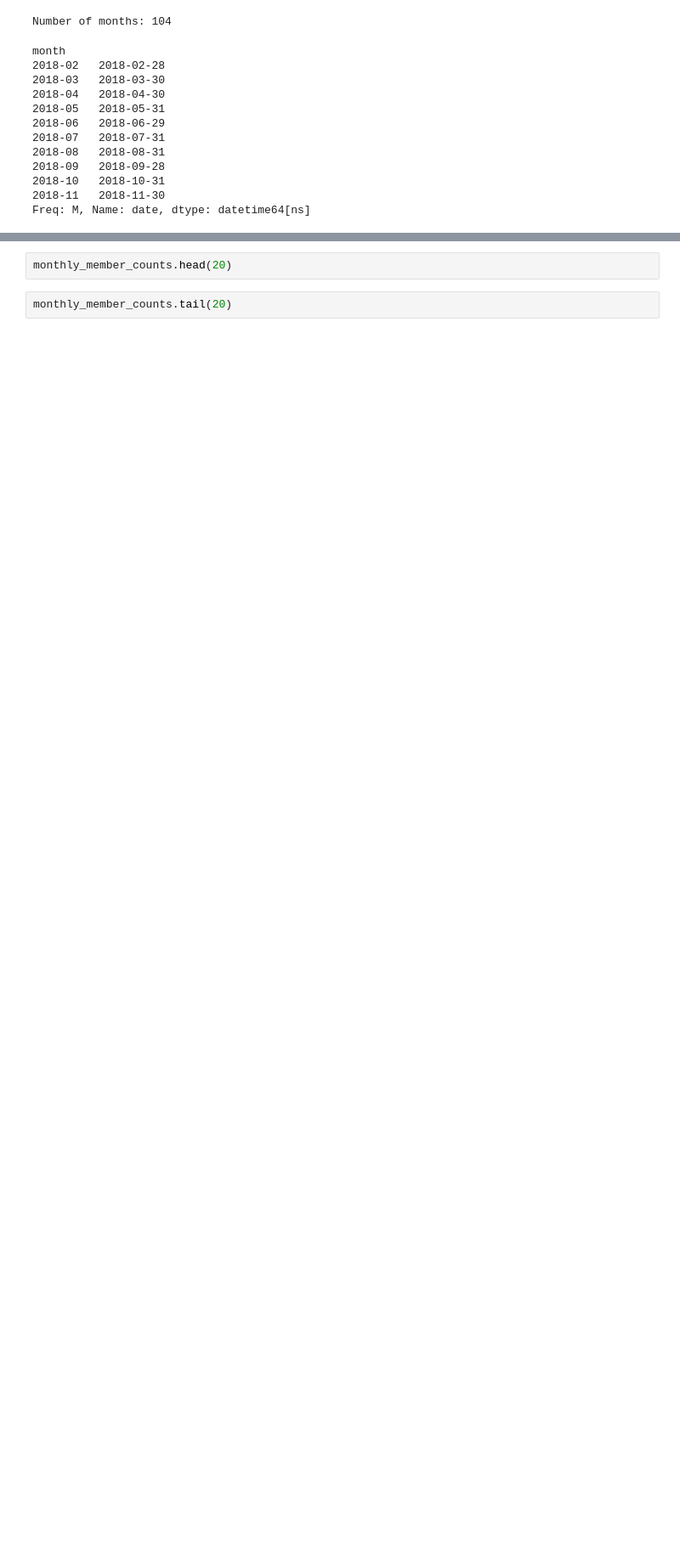
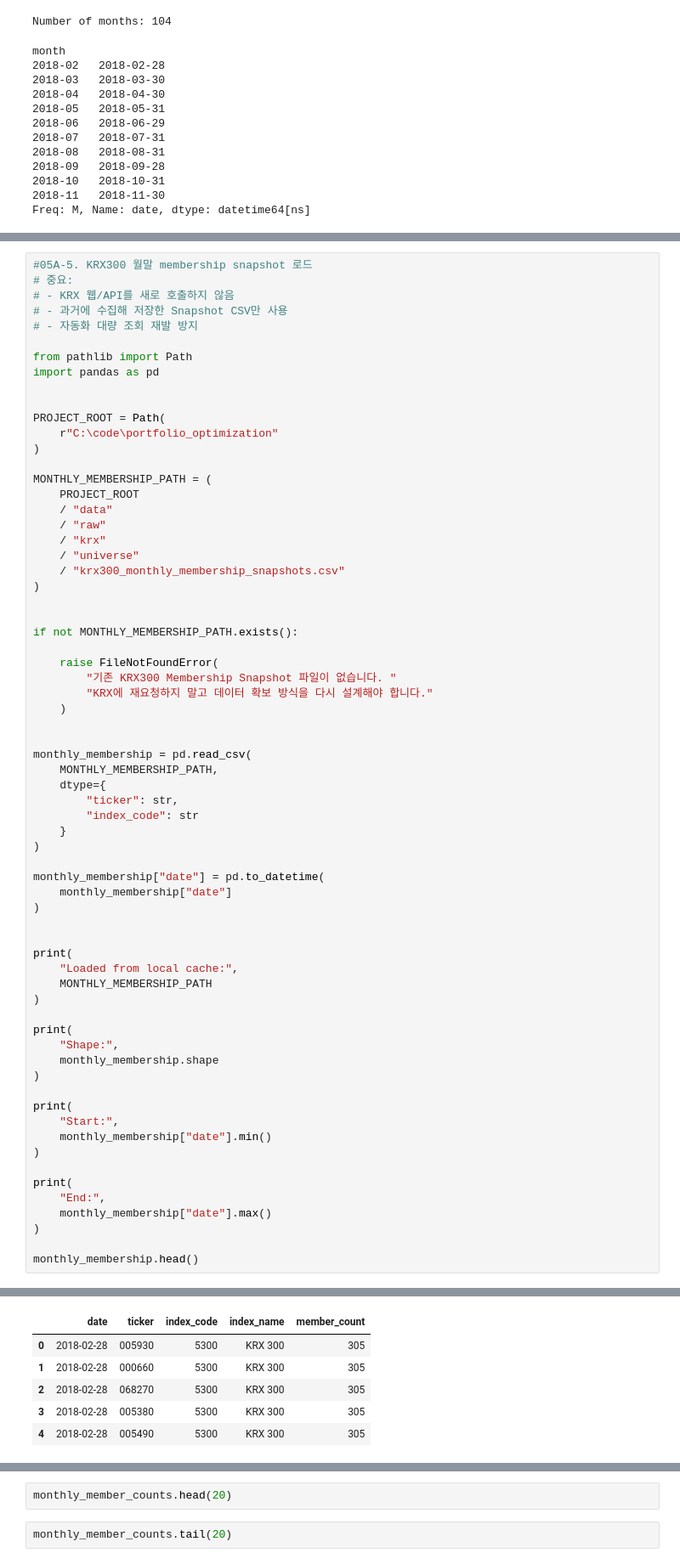
Before and after one commit to jayjoo21/portfolio_optimization, a Jupyter notebook: notebooks/05A_krx_universe_pipeline.ipynb, the cells around one changed output, grey strips where cells are left out. Shown at 85% size. Saved outputs shown, nothing was run; the diff lists cells and outputs as text; blank space fills up the shorter version.

```diff
--- a/notebooks/05A_krx_universe_pipeline.ipynb
+++ b/notebooks/05A_krx_universe_pipeline.ipynb
@@ -410,0 +383,68 @@ KeyboardInterrupt:
+# %%
+#05A-5. KRX300 월말 membership snapshot 로드
+# 중요:
+# - KRX 웹/API를 새로 호출하지 않음
+# - 과거에 수집해 저장한 Snapshot CSV만 사용
+# - 자동화 대량 조회 재발 방지
+
+from pathlib import Path
+import pandas as pd
+
+
+PROJECT_ROOT = Path(
+    r"C:\code\portfolio_optimization"
+)
+
+MONTHLY_MEMBERSHIP_PATH = (
+    PROJECT_ROOT
+    / "data"
+    / "raw"
+    / "krx"
+    / "universe"
+    / "krx300_monthly_membership_snapshots.csv"
+)
+
+
+if not MONTHLY_MEMBERSHIP_PATH.exists():
+
+    raise FileNotFoundError(
+        "기존 KRX300 Membership Snapshot 파일이 없습니다. "
+        "KRX에 재요청하지 말고 데이터 확보 방식을 다시 설계해야 합니다."
+    )
+
+
+monthly_membership = pd.read_csv(
+    MONTHLY_MEMBERSHIP_PATH,
+    dtype={
+        "ticker": str,
+        "index_code": str
+    }
+)
+
+monthly_membership["date"] = pd.to_datetime(
+    monthly_membership["date"]
+)
+
+
+print(
+    "Loaded from local cache:",
+    MONTHLY_MEMBERSHIP_PATH
+)
+
+print(
+    "Shape:",
+    monthly_membership.shape
+)
+
+print(
+    "Start:",
+    monthly_membership["date"].min()
+)
+
+print(
+    "End:",
+    monthly_membership["date"].max()
+)
+
+monthly_membership.head()
+# %% [output]
@@ -411,3 +455,9 @@ KeyboardInterrupt:
+|  | date | ticker | index_code | index_name | member_count |
+| 0 | 2018-02-28 | 005930 | 5300 | KRX 300 | 305 |
+| 1 | 2018-02-28 | 000660 | 5300 | KRX 300 | 305 |
+| 2 | 2018-02-28 | 068270 | 5300 | KRX 300 | 305 |
+| 3 | 2018-02-28 | 005380 | 5300 | KRX 300 | 305 |
+| 4 | 2018-02-28 | 005490 | 5300 | KRX 300 | 305 |
 # %%
 # 원천 데이터 저장
 # 월별 KRX300 구성종목 Snapshot 저장
```
Also changed, not shown: parts of 26 cells of this notebook, 1 other file.
